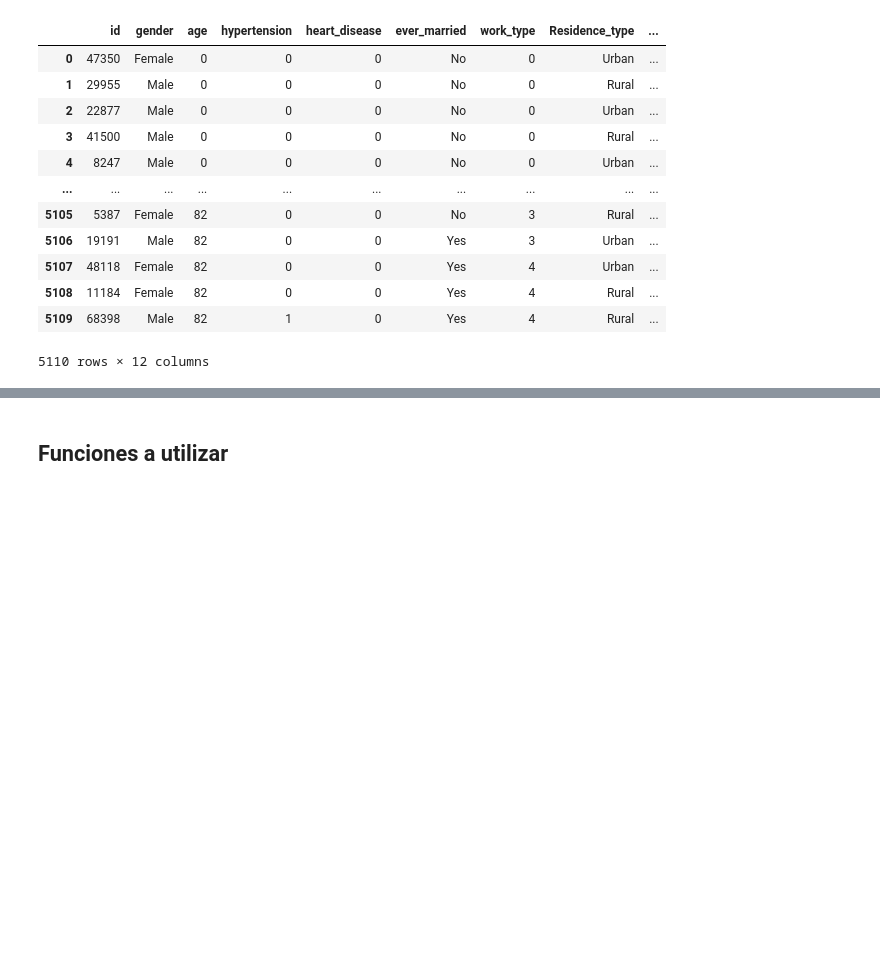
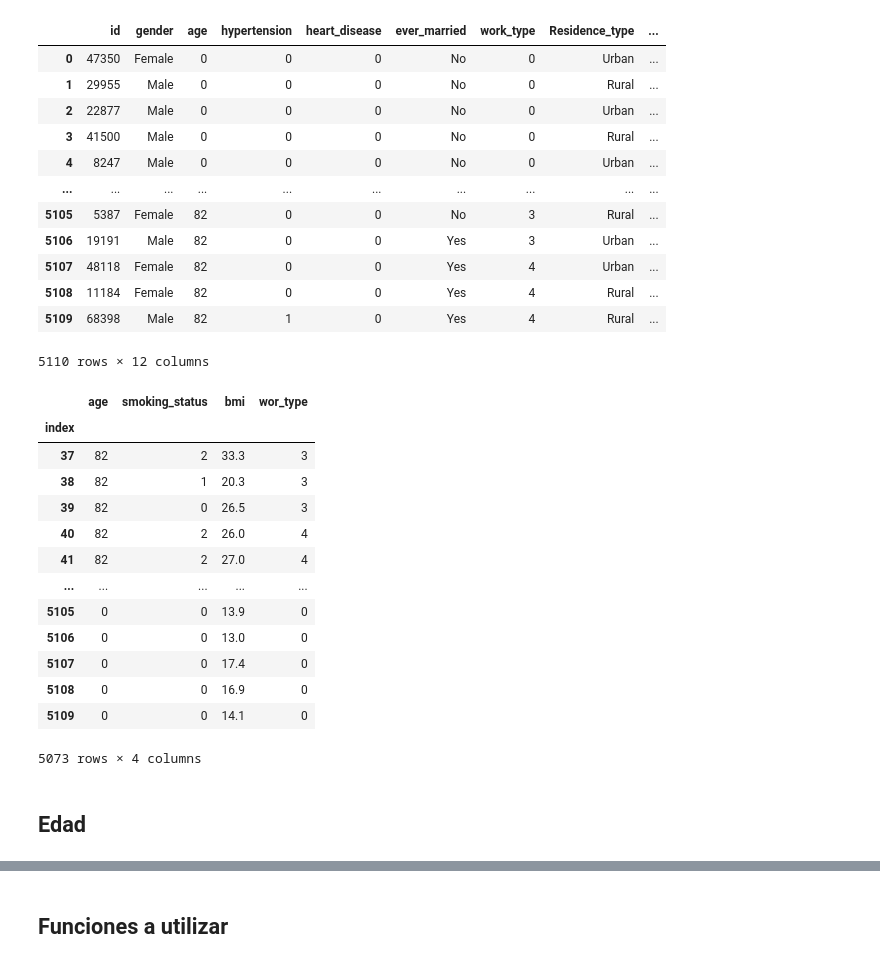
Before and after one commit to Tonydesanty/Proyecto-entrega-1, a Jupyter notebook: Entrega 1 proyecto.ipynb, the cells around one changed output, grey strips where cells are left out. Cells and saved outputs as stored; diff of their text form; code cells hidden in the pictures; blank space fills up the shorter version.

```diff
--- a/Entrega 1 proyecto.ipynb
+++ b/Entrega 1 proyecto.ipynb
@@ -120,3 +130,38 @@ data
 | 5108 | 11184 | Female | 82 | 0 | 0 | Yes | 4 | Rural | ... |
 | 5109 | 68398 | Male | 82 | 1 | 0 | Yes | 4 | Rural | ... |
 5110 rows × 12 columns
+# %%
+clean_data = pd.DataFrame()
+# Filtrar las variables a analizar
+clean_data['age'] = data.T.loc['age']
+clean_data['smoking_status'] = data.T.loc['smoking_status']
+clean_data['bmi'] = data.T.loc['bmi']
+clean_data['wor_type'] = data.T.loc['work_type']
+# Invertir datos para tener los valores iniciales al principio
+clean_data = clean_data.iloc[::-1]
+# Reemplazar index por uno que tenga los vlores de forma descendiente
+clean_data['index'] = [i for i in range(len(clean_data['age']))]
+clean_data.set_index('index', inplace = True)
+# Eliminar hasta primer positivo
+clean_data = clean_data.iloc[37:,:]
+# llenar valores nulos
+clean_data.fillna(0,inplace = True)
+# Mostrar la cola del data frame
+clean_data
+# %% [output]
+|  | age | smoking_status | bmi | wor_type |
+| index |  |  |  |  |
+| 37 | 82 | 2 | 33.3 | 3 |
+| 38 | 82 | 1 | 20.3 | 3 |
+| 39 | 82 | 0 | 26.5 | 3 |
+| 40 | 82 | 2 | 26.0 | 4 |
+| 41 | 82 | 2 | 27.0 | 4 |
+| ... | ... | ... | ... | ... |
+| 5105 | 0 | 0 | 13.9 | 0 |
+| 5106 | 0 | 0 | 13.0 | 0 |
+| 5107 | 0 | 0 | 17.4 | 0 |
+| 5108 | 0 | 0 | 16.9 | 0 |
+| 5109 | 0 | 0 | 14.1 | 0 |
+5073 rows × 4 columns
+# %% [markdown]
+## Edad
```
Also changed, not shown: parts of 13 cells of this notebook.
